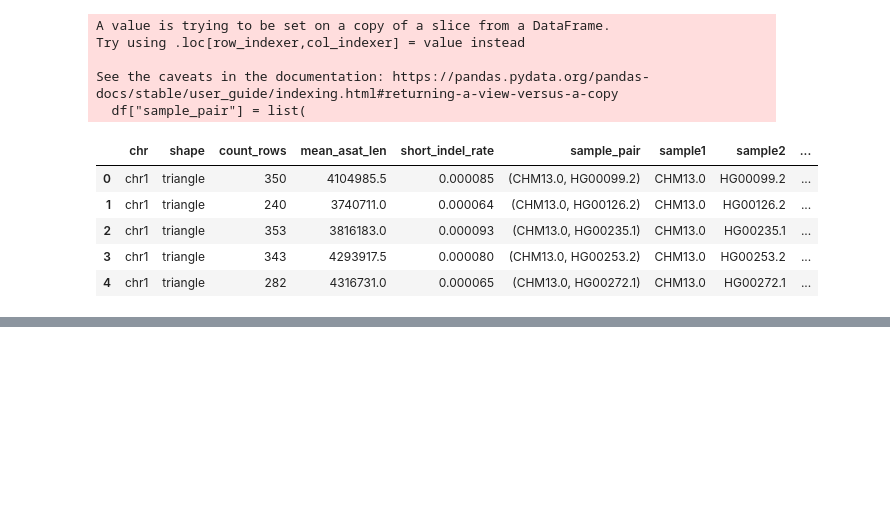
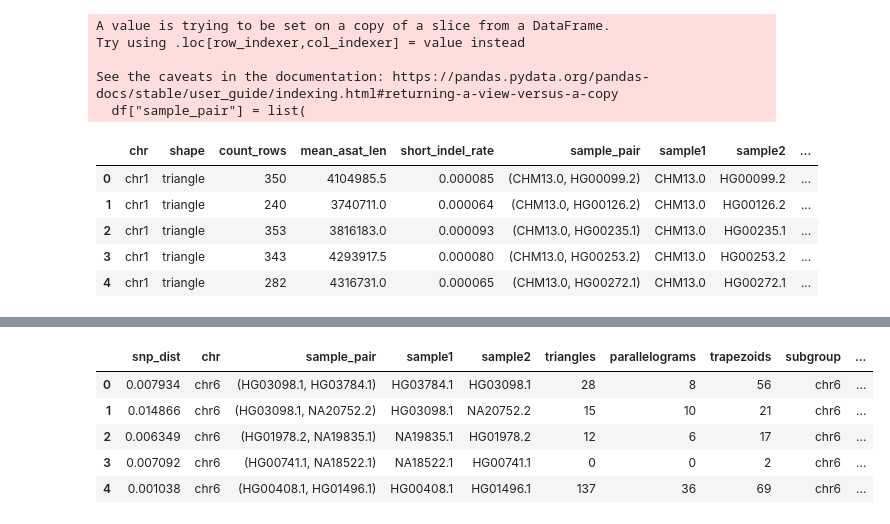
Before and after one commit to miramastoras/centrolign_analysis, a Jupyter notebook: analysis_notes/release2_QC_v2/notebooks/SV_mutation_rate.ipynb, the cells around one changed output, grey strips where cells are left out. Saved outputs shown, nothing was run; the diff lists cells and outputs as text; code cells hidden in the pictures; blank space fills up the shorter version.

```diff
--- a/analysis_notes/release2_QC_v2/notebooks/SV_mutation_rate.ipynb
+++ b/analysis_notes/release2_QC_v2/notebooks/SV_mutation_rate.ipynb
@@ -1732,0 +1678,36 @@ Passing `palette` without assigning `hue` is deprecated and will be removed in v
+# %%
+## Merge with SV df
+
+# create unsorted sample pair column
+for df in (snp_dist_df, SV_counts_df):
+    df["sample_pair"] = list(
+        zip(
+            df[["sample1", "sample2"]].min(axis=1),
+            df[["sample1", "sample2"]].max(axis=1),
+        )
+    )
+
+SV_counts_SNV_rates = snp_dist_df.merge(
+    SV_counts_df,
+    on=["sample_pair", "chr"],
+    how="inner"
+)
+
+SV_counts_SNV_rates = (
+    SV_counts_SNV_rates
+    .drop(columns=["sample1_x", "sample2_x"])
+    .rename(columns={"sample1_y": "sample1", "sample2_y": "sample2"})
+)
+
+SV_counts_SNV_rates["triangles_per_snv_rate"] = (
+    SV_counts_SNV_rates["triangles"] / SV_counts_SNV_rates["snp_dist"]
+)
+
+SV_counts_SNV_rates.head()
+# %% [output]
+|  | snp_dist | chr | sample_pair | sample1 | sample2 | triangles | parallelograms | trapezoids | subgroup | ... |
+| 0 | 0.007934 | chr6 | (HG03098.1, HG03784.1) | HG03784.1 | HG03098.1 | 28 | 8 | 56 | chr6 | ... |
+| 1 | 0.014866 | chr6 | (HG03098.1, NA20752.2) | HG03098.1 | NA20752.2 | 15 | 10 | 21 | chr6 | ... |
+| 2 | 0.006349 | chr6 | (HG01978.2, NA19835.1) | NA19835.1 | HG01978.2 | 12 | 6 | 17 | chr6 | ... |
+| 3 | 0.007092 | chr6 | (HG00741.1, NA18522.1) | NA18522.1 | HG00741.1 | 0 | 0 | 2 | chr6 | ... |
+| 4 | 0.001038 | chr6 | (HG00408.1, HG01496.1) | HG00408.1 | HG01496.1 | 137 | 36 | 69 | chr6 | ... |
```
Also changed, not shown: parts of 8 cells of this notebook.
